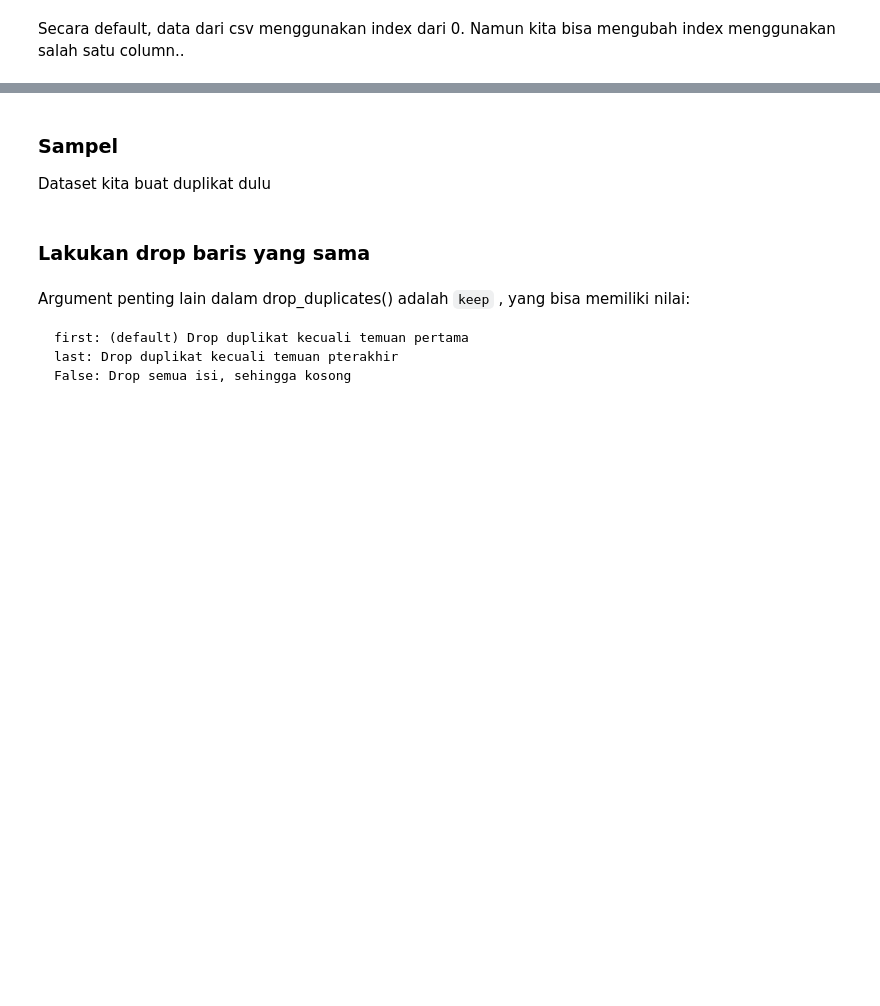
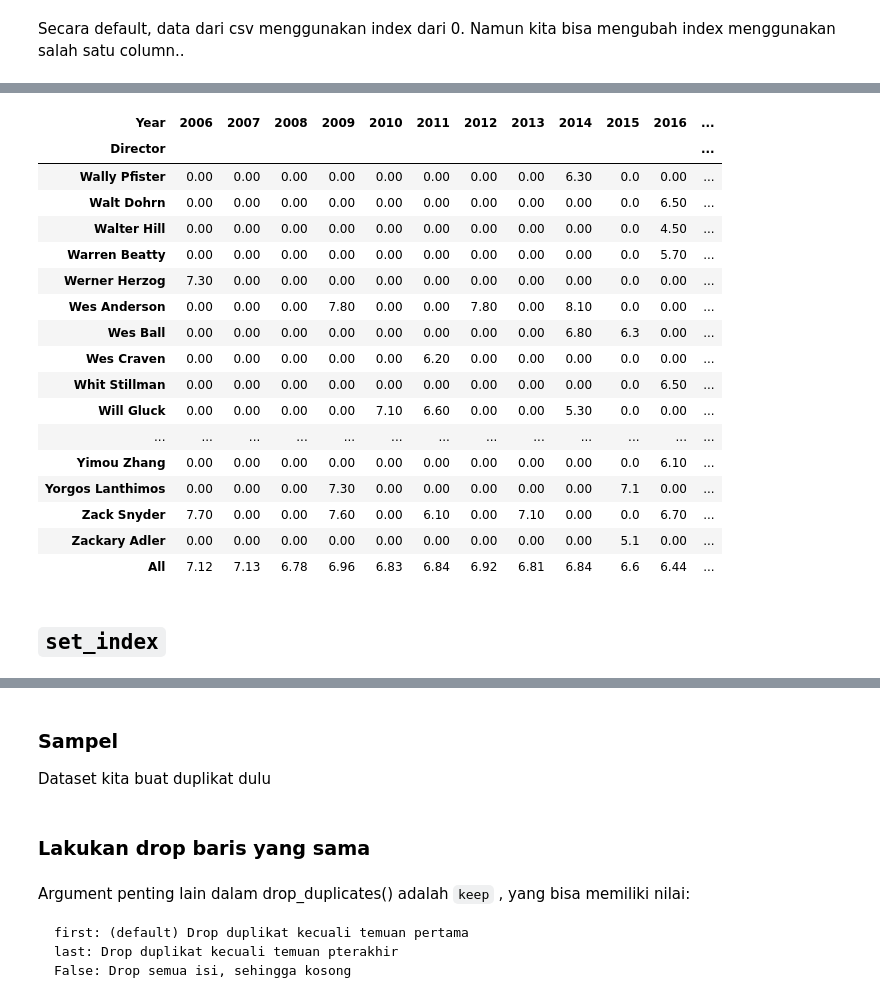
Before and after one commit to ferdinand-winstein/py-dts, a Jupyter notebook: Extra Courses/Pandas/Python Extra Courses - Pandas.ipynb, the cells around one changed output, grey strips where cells are left out. Cells and saved outputs as stored; diff of their text form; code cells hidden in the pictures; blank space fills up the shorter version.

```diff
--- a/Extra Courses/Pandas/Python Extra Courses - Pandas.ipynb
+++ b/Extra Courses/Pandas/Python Extra Courses - Pandas.ipynb
@@ -181,0 +506,25 @@ movies_df.shape
+# %%
+# Menggunakan margin untuk rata-rata semua kolom
+
+movies_df.pivot_table(values='Rating', index='Director', columns='Year', fill_value=0, margins=True).tail(20).round(2)
+# %% [output]
+| Year | 2006 | 2007 | 2008 | 2009 | 2010 | 2011 | 2012 | 2013 | 2014 | 2015 | 2016 | ... |
+| Director |  |  |  |  |  |  |  |  |  |  |  | ... |
+| Wally Pfister | 0.00 | 0.00 | 0.00 | 0.00 | 0.00 | 0.00 | 0.00 | 0.00 | 6.30 | 0.0 | 0.00 | ... |
+| Walt Dohrn | 0.00 | 0.00 | 0.00 | 0.00 | 0.00 | 0.00 | 0.00 | 0.00 | 0.00 | 0.0 | 6.50 | ... |
+| Walter Hill | 0.00 | 0.00 | 0.00 | 0.00 | 0.00 | 0.00 | 0.00 | 0.00 | 0.00 | 0.0 | 4.50 | ... |
+| Warren Beatty | 0.00 | 0.00 | 0.00 | 0.00 | 0.00 | 0.00 | 0.00 | 0.00 | 0.00 | 0.0 | 5.70 | ... |
+| Werner Herzog | 7.30 | 0.00 | 0.00 | 0.00 | 0.00 | 0.00 | 0.00 | 0.00 | 0.00 | 0.0 | 0.00 | ... |
+| Wes Anderson | 0.00 | 0.00 | 0.00 | 7.80 | 0.00 | 0.00 | 7.80 | 0.00 | 8.10 | 0.0 | 0.00 | ... |
+| Wes Ball | 0.00 | 0.00 | 0.00 | 0.00 | 0.00 | 0.00 | 0.00 | 0.00 | 6.80 | 6.3 | 0.00 | ... |
+| Wes Craven | 0.00 | 0.00 | 0.00 | 0.00 | 0.00 | 6.20 | 0.00 | 0.00 | 0.00 | 0.0 | 0.00 | ... |
+| Whit Stillman | 0.00 | 0.00 | 0.00 | 0.00 | 0.00 | 0.00 | 0.00 | 0.00 | 0.00 | 0.0 | 6.50 | ... |
+| Will Gluck | 0.00 | 0.00 | 0.00 | 0.00 | 7.10 | 6.60 | 0.00 | 0.00 | 5.30 | 0.0 | 0.00 | ... |
+| ... | ... | ... | ... | ... | ... | ... | ... | ... | ... | ... | ... | ... |
+| Yimou Zhang | 0.00 | 0.00 | 0.00 | 0.00 | 0.00 | 0.00 | 0.00 | 0.00 | 0.00 | 0.0 | 6.10 | ... |
+| Yorgos Lanthimos | 0.00 | 0.00 | 0.00 | 7.30 | 0.00 | 0.00 | 0.00 | 0.00 | 0.00 | 7.1 | 0.00 | ... |
+| Zack Snyder | 7.70 | 0.00 | 0.00 | 7.60 | 0.00 | 6.10 | 0.00 | 7.10 | 0.00 | 0.0 | 6.70 | ... |
+| Zackary Adler | 0.00 | 0.00 | 0.00 | 0.00 | 0.00 | 0.00 | 0.00 | 0.00 | 0.00 | 5.1 | 0.00 | ... |
+| All | 7.12 | 7.13 | 6.78 | 6.96 | 6.83 | 6.84 | 6.92 | 6.81 | 6.84 | 6.6 | 6.44 | ... |
+# %% [markdown]
+## `set_index`
```
Also changed, not shown: parts of 110 cells of this notebook, 6 other files.
